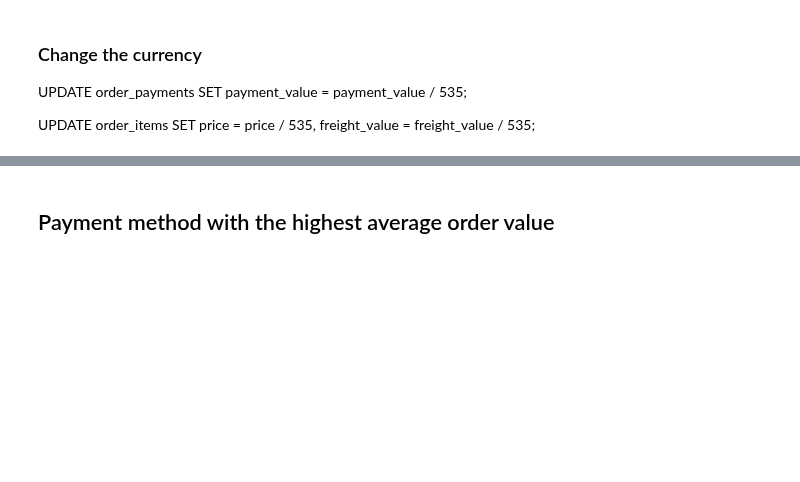
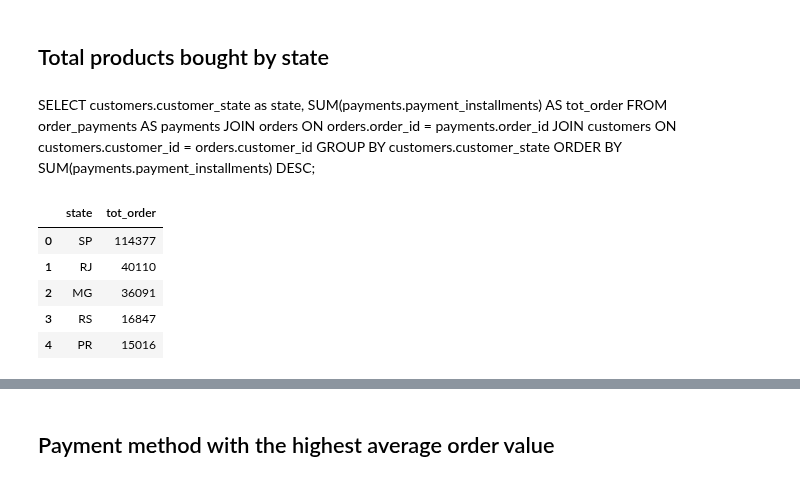
Before and after one commit to S3tuit/jup_lab, a Jupyter notebook: olist_analysis.ipynb, the cells around one changed output, grey strips where cells are left out. Saved outputs shown, nothing was run; the diff lists cells and outputs as text; code cells hidden in the pictures; blank space fills up the shorter version.

```diff
--- a/olist_analysis.ipynb
+++ b/olist_analysis.ipynb
@@ -6,9 +7,0 @@ import matplotlib.pyplot as plt
-# %% [markdown]
-### Change the currency
-
-UPDATE order_payments
-SET payment_value = payment_value / 535;
-
-UPDATE order_items
-SET price = price / 535,
-	freight_value = freight_value / 535;
@@ -14,0 +11,20 @@ SET price = price / 535,
+# %% [markdown]
+## Total products bought by state
+# %% [markdown]
+SELECT
+	customers.customer_state as state,
+	SUM(payments.payment_installments) AS tot_order
+FROM order_payments AS payments
+JOIN orders ON orders.order_id = payments.order_id
+JOIN customers ON customers.customer_id = orders.customer_id
+GROUP BY customers.customer_state
+ORDER BY SUM(payments.payment_installments) DESC;
+# %%
+pd.read_csv(r'C:\Users\matte\OneDrive\Desktop\GitHub\data\ecom_brazil\tableau_good\tot_prod_bought_by_state.csv').head()
+# %% [output]
+|  | state | tot_order |
+| 0 | SP | 114377 |
+| 1 | RJ | 40110 |
+| 2 | MG | 36091 |
+| 3 | RS | 16847 |
+| 4 | PR | 15016 |
```
Also changed, not shown: parts of 37 cells of this notebook, 1 other file.
